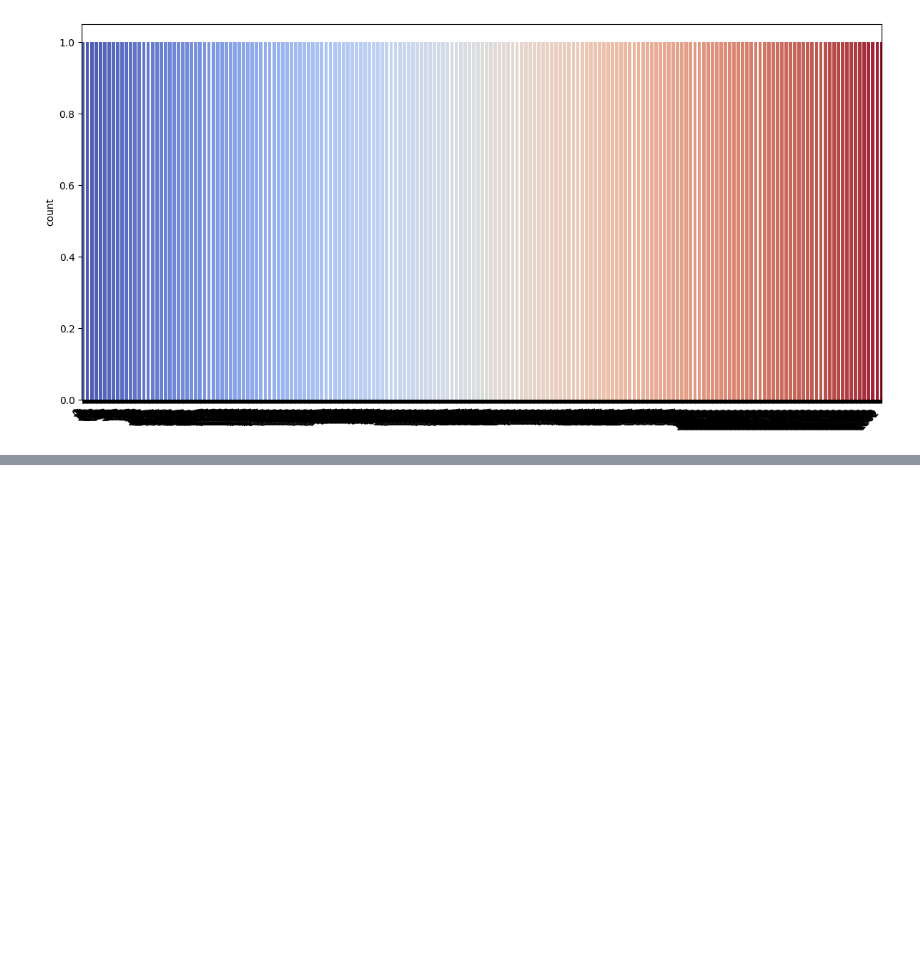
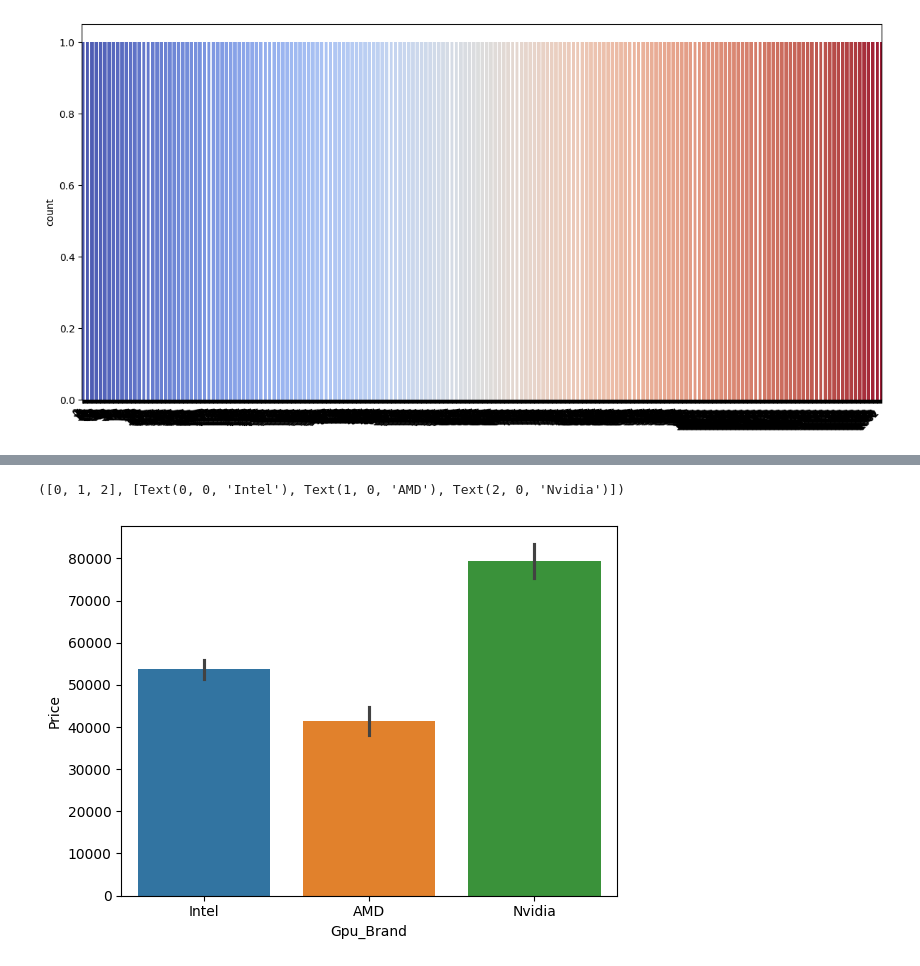
Before and after one commit to pentakll4002/laptops_price_prediction, a Jupyter notebook: experiments.ipynb, the cells around one changed output, grey strips where cells are left out. Saved outputs shown, nothing was run; the diff lists cells and outputs as text; code cells hidden in the pictures; blank space fills up the shorter version.

```diff
--- a/experiments.ipynb
+++ b/experiments.ipynb
@@ -596,0 +872,8 @@ plt.tight_layout()
+# %%
+### Compare with df['Price']
+
+sns.barplot(x=df['Gpu_Brand'], y=df['Price'], estimator=np.mean, hue=df['Gpu_Brand'])
+plt.xticks(rotation='horizontal')
+# %% [output]
+([0, 1, 2], [Text(0, 0, 'Intel'), Text(1, 0, 'AMD'), Text(2, 0, 'Nvidia')])
+[figure, added]
```
Also changed, not shown: parts of 37 cells of this notebook.
